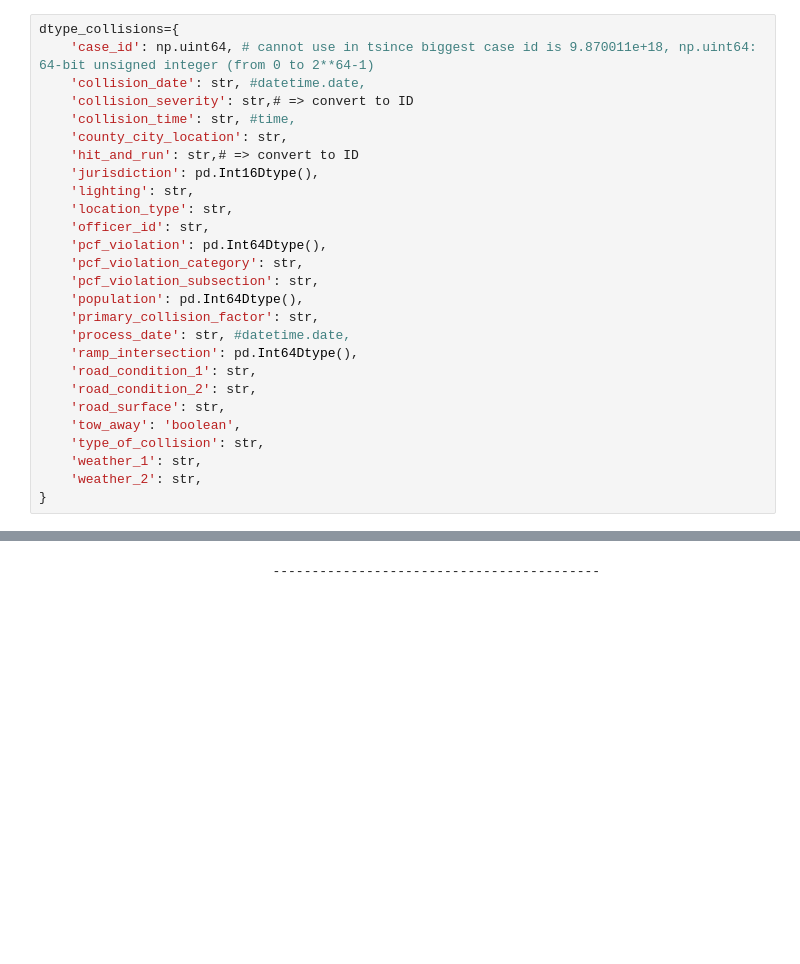
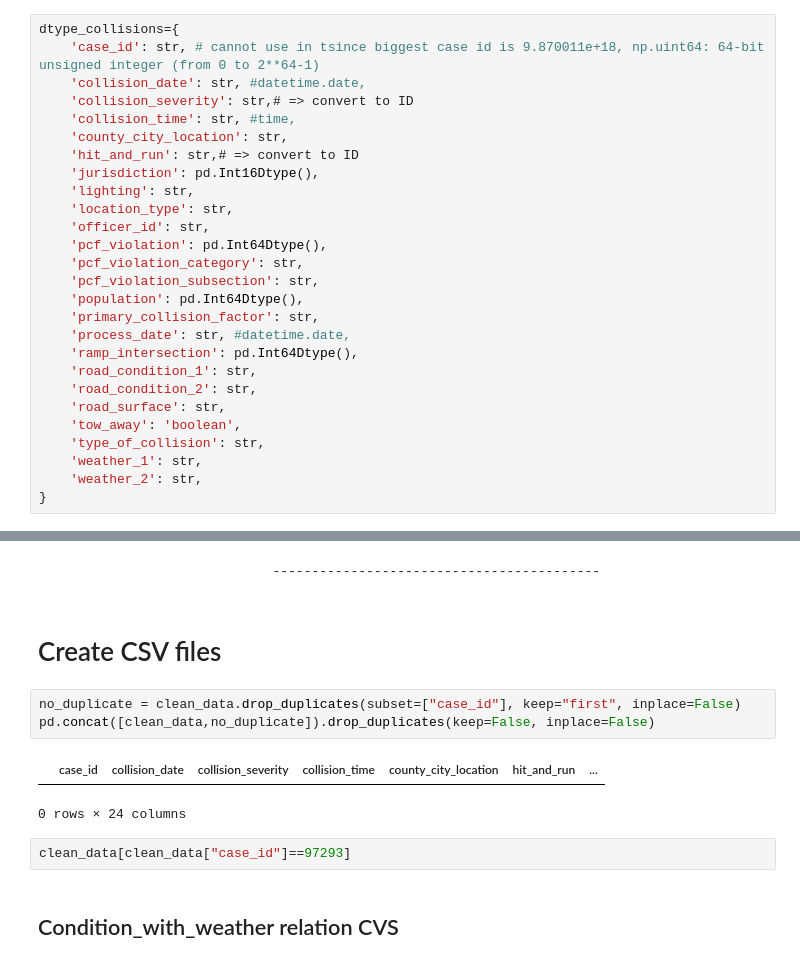
Before and after one commit to jonasblanc/CS-322-Database-Project, a Jupyter notebook: Collisions.ipynb, the cells around one changed output, grey strips where cells are left out. Cells and saved outputs as stored; diff of their text form; blank space fills up the shorter version.

Commit message:
Change id from uint64 to string to avoid duplicate when leading 0

```diff
--- a/Collisions.ipynb
+++ b/Collisions.ipynb
@@ -33,7 +33,7 @@ import datetime
 import time
 # %%
 dtype_collisions={
-    'case_id': np.uint64, # cannot use in tsince biggest case id is 9.870011e+18, np.uint64: 64-bit unsigned integer (from 0 to 2**64-1)
+    'case_id': str, # cannot use in tsince biggest case id is 9.870011e+18, np.uint64: 64-bit unsigned integer (from 0 to 2**64-1)
     'collision_date': str, #datetime.date,
     'collision_severity': str,# => convert to ID
     'collision_time': str, #time,
@@ -192,2 +220,14 @@ clean_data
 # %% [markdown]
                                 ------------------------------------------
+# %% [markdown]
+# Create CSV files
+# %%
+no_duplicate = clean_data.drop_duplicates(subset=["case_id"], keep="first", inplace=False)
+pd.concat([clean_data,no_duplicate]).drop_duplicates(keep=False, inplace=False)
+# %% [output]
+|  | case_id | collision_date | collision_severity | collision_time | county_city_location | hit_and_run | ... |
+0 rows × 24 columns
+# %%
+clean_data[clean_data["case_id"]==97293]
+# %% [markdown]
+## Condition_with_weather relation CVS
```
Also changed, not shown: parts of 2 cells of this notebook.
